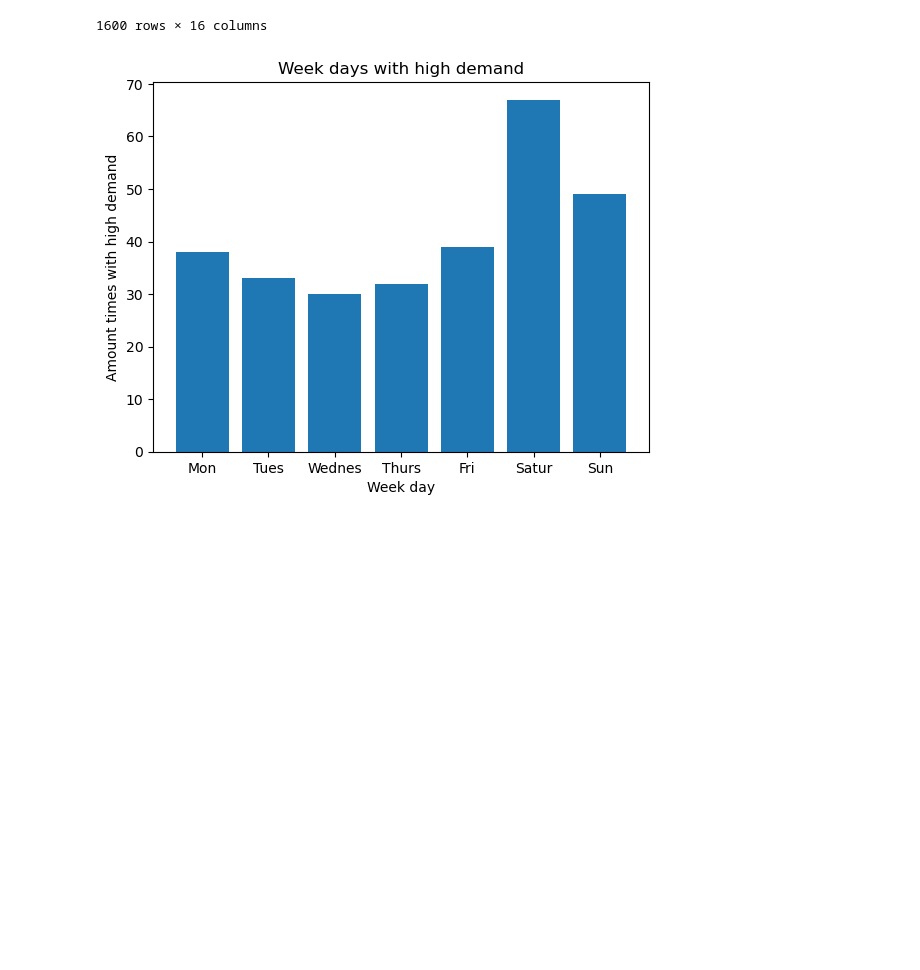
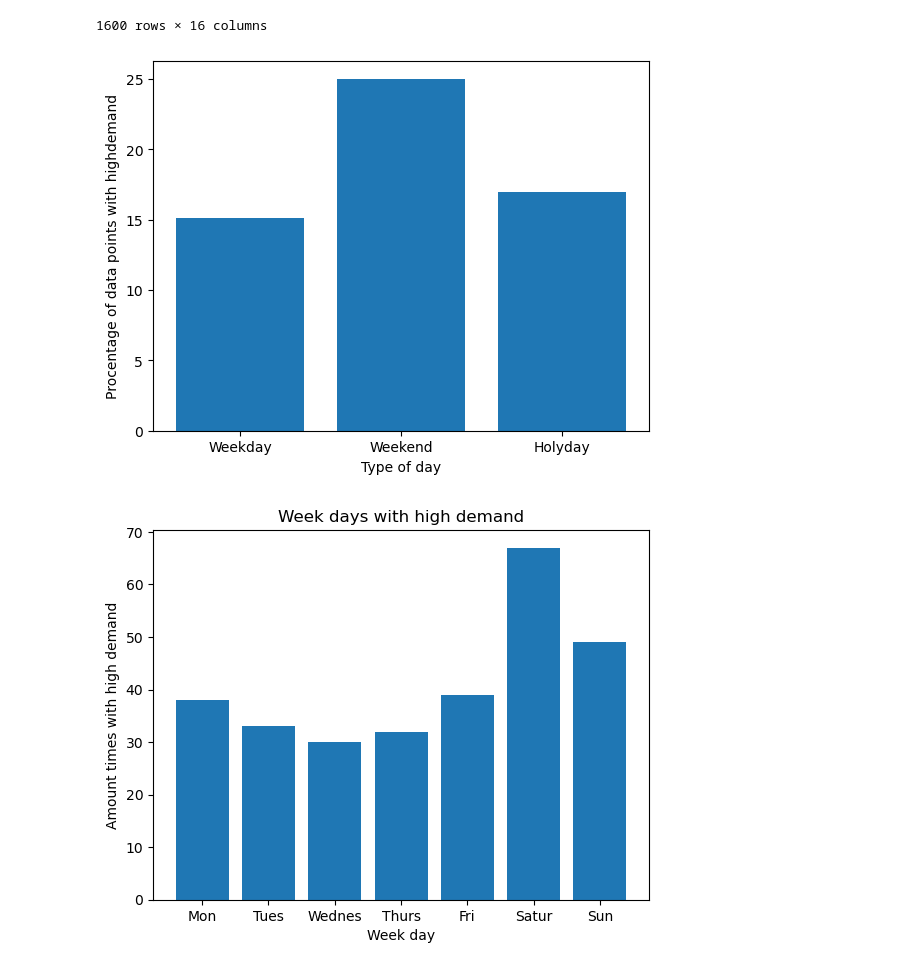
Before and after one commit to anbl9574/SML-project, a Jupyter notebook: SandSlott.ipynb, the cells around one changed output. Cells and saved outputs as stored; diff of their text form; code cells hidden in the pictures; blank space fills up the shorter version.

```diff
--- a/SandSlott.ipynb
+++ b/SandSlott.ipynb
@@ -29,8 +29,14 @@ hour_of_day_data = input_data['hour_of_day']
 increase_stock_binary_data = input_data['increase_stock_binary']
 weekday_data = input_data['weekday']
 summertime_data = input_data['summertime']
+weekday_data = input_data['weekday']
+holiday_data = input_data['holiday']
 
 
+weekday_high_total = np.zeros(2)
+holyday_high_total = np.zeros(2)
+weekend_high_total = np.zeros(2)
+weekday_weekend_holyday_procentage = np.zeros(3)
 days_high = np.zeros(7)
 months_high = np.zeros(13)
 hours_high = np.zeros(24)
@@ -43,6 +49,7 @@ months_total = np.zeros(13)
 hours_total = np.zeros(24)
 name_for_days = ['Mon', 'Tues', 'Wednes', 'Thurs', 'Fri', 'Satur', 'Sun']
 name_for_months = ['Jan', 'Feb', 'Mar', 'Apr', 'May', 'Jun', 'Jul', 'Aug', 'Sep', 'Oct', 'Nov', 'Dec']
+name_weekday_holyday = ['Weekday', 'Weekend','Holyday']
 
 
 
@@ -58,11 +65,32 @@ for i in range(1600):
     months_total[current_month] +=1
     hours_total[current_hour] += 1
 
+    if weekday_data[i] == 1:
+        weekday_high_total[1] +=1
+    else:
+         weekend_high_total[1] +=1
+
+    if holiday_data[i] == 1:
+            holyday_high_total[1] +=1
+
+
+
     if increase_stock_binary_data[i] == 1:
 
         days_high[current_day] += 1
         months_high[current_month] +=1
         hours_high[current_hour] += 1
+
+        if weekday_data[i] == 1:
+            weekday_high_total[0] +=1
+        else:
+            weekend_high_total[0] +=1
+
+        if holiday_data[i] == 1:
+                holyday_high_total[0] +=1
+
+
+
 
     else:
 
@@ -74,6 +102,19 @@ for i in range(1600):
 days_high_procentage = 100 * days_high / days_total
 months_high_procentage = 100 * months_high / months_total
 hours_high_procentage = 100 * hours_high / hours_total
+
+weekday_weekend_holyday_procentage[0] = 100 * weekday_high_total[0] / weekday_high_total[1]
+
+weekday_weekend_holyday_procentage[1] = 100 * weekend_high_total[0] / weekend_high_total[1]
+
+weekday_weekend_holyday_procentage[2] = 100 * holyday_high_total[0] / holyday_high_total[1]
+# %%
+plt.bar(name_weekday_holyday, weekday_weekend_holyday_procentage)
+plt.xlabel('Type of day')
+plt.ylabel('Procentage of data points with highdemand')
+plt.show()
+# %% [output]
+[figure, added]
 # %%
 plt.bar(name_for_days, days_high)
 plt.xlabel('Week day')
```
